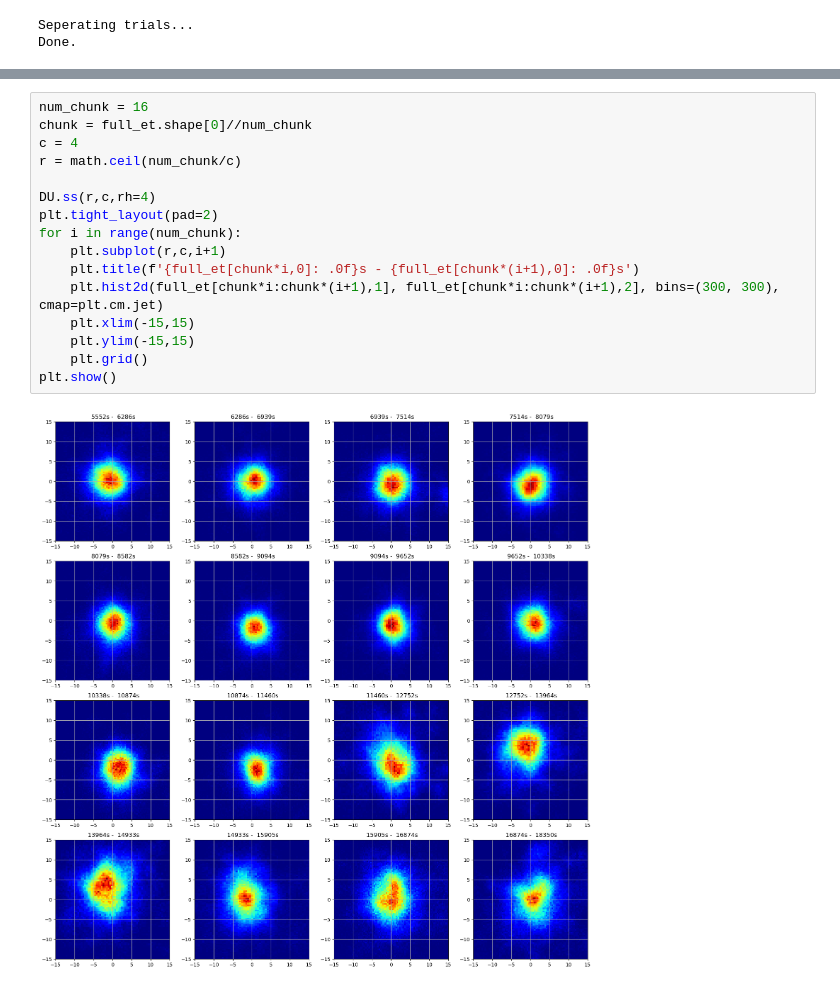
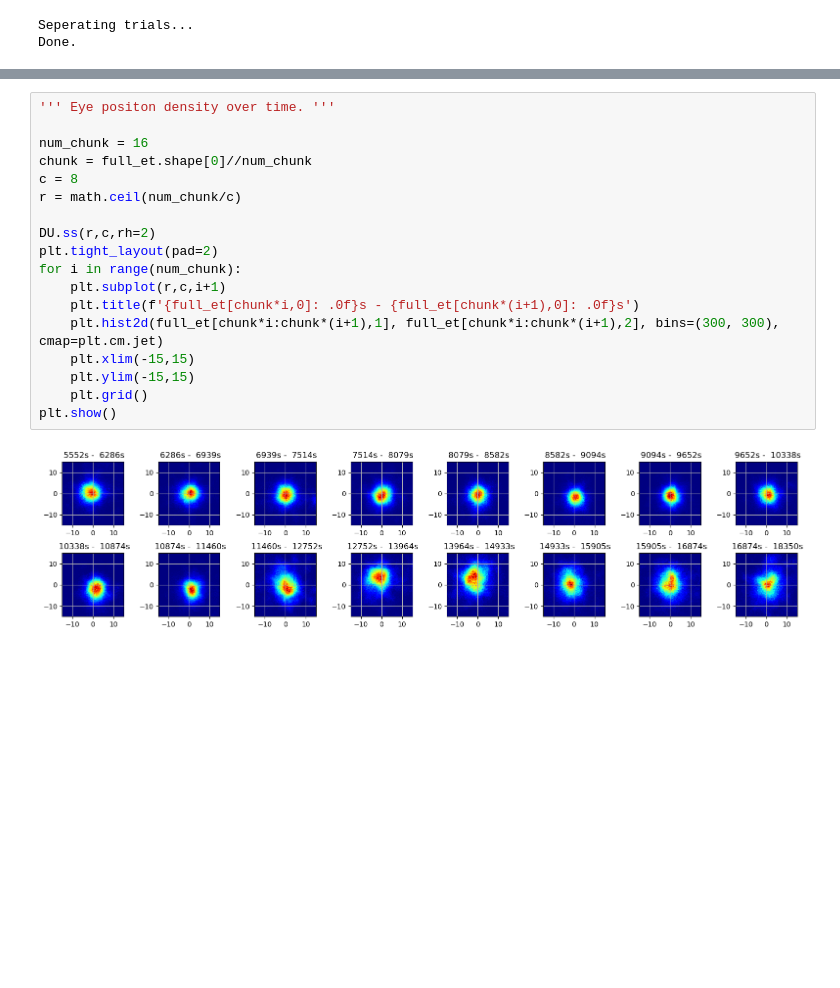
Before and after one commit to ethan-lott/eye-tracking, a Jupyter notebook: ddpi-utils-runner.ipynb, the cells around one changed output, grey strips where cells are left out. Cells and saved outputs as stored; diff of their text form; blank space fills up the shorter version.

```diff
--- a/ddpi-utils-runner.ipynb
+++ b/ddpi-utils-runner.ipynb
@@ -165,23 +160,25 @@ plt.show()
 # %% [output]
 [figure]
 # %%
+''' Eye positon density over time. '''
+
 num_chunk = 16
 chunk = full_et.shape[0]//num_chunk
-c = 4
+c = 8
 r = math.ceil(num_chunk/c)
 
-DU.ss(r,c,rh=4)
+DU.ss(r,c,rh=2)
 plt.tight_layout(pad=2)
 for i in range(num_chunk):
     plt.subplot(r,c,i+1)
     plt.title(f'{full_et[chunk*i,0]: .0f}s - {full_et[chunk*(i+1),0]: .0f}s')
     plt.hist2d(full_et[chunk*i:chunk*(i+1),1], full_et[chunk*i:chunk*(i+1),2], bins=(300, 300), cmap=plt.cm.jet)
     plt.xlim(-15,15)
     plt.ylim(-15,15)
     plt.grid()
 plt.show()
 # %% [output]
-[figure, old version]
+[figure, new version]
 # %%
 ''' Process and plot a single trial. '''
 
```
Also changed, not shown: parts of 23 cells of this notebook, 3 other files.
